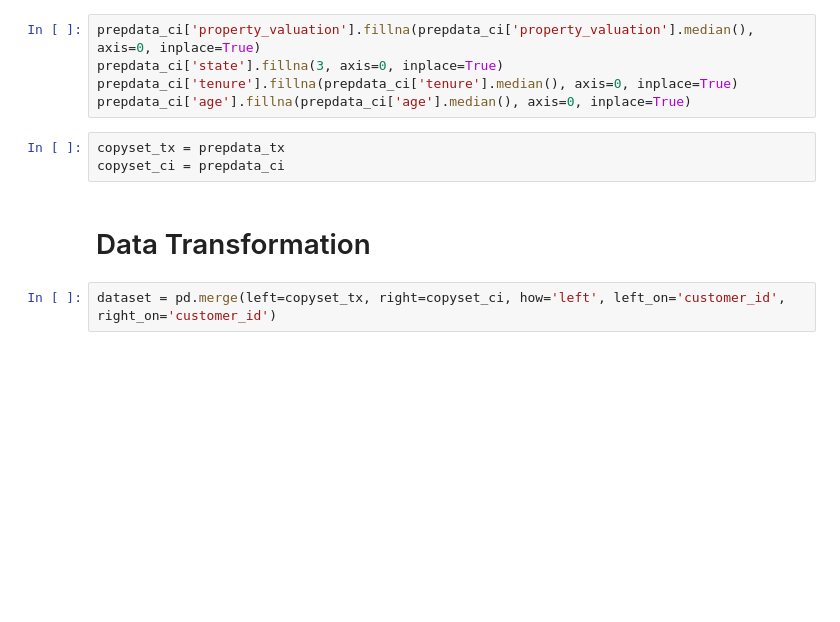
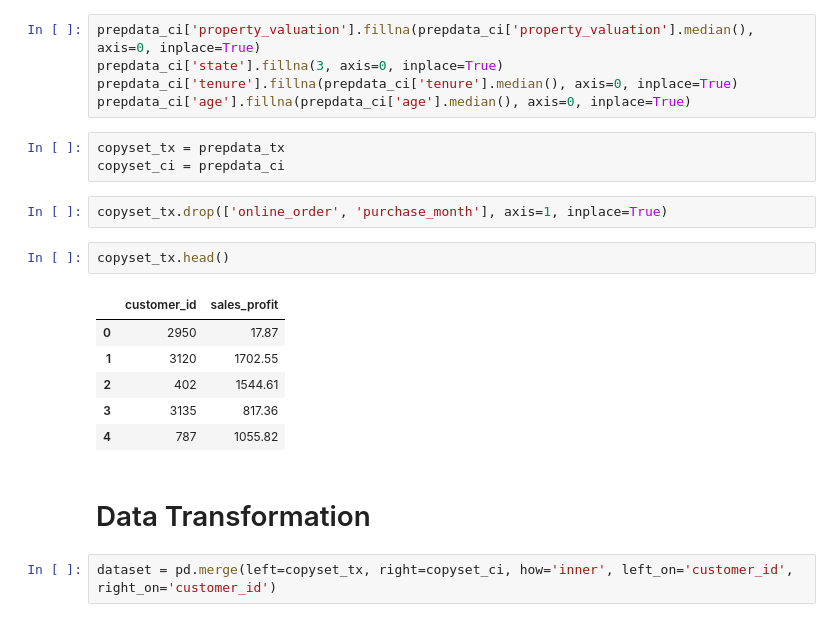
Before and after one commit to PrabodhBadwaik27/Valuable-Customers-Segmentation, a Jupyter notebook: High-Value-Customers-Segmentation-For-Targetted-Marketing-Campaign/Data-Exploration-I.ipynb, the cells around one changed output. Drawn from its saved outputs; the diff is of its cells as text; blank space fills up the shorter version.

```diff
--- a/High-Value-Customers-Segmentation-For-Targetted-Marketing-Campaign/Data-Exploration.ipynb
+++ b/High-Value-Customers-Segmentation-For-Targetted-Marketing-Campaign/Data-Exploration-I.ipynb
@@ -171,10 +174,21 @@ prepdata_ci['age'].fillna(prepdata_ci['age'].median(), axis=0, inplace=True)
 # %%
 copyset_tx = prepdata_tx
 copyset_ci = prepdata_ci
+# %%
+copyset_tx.drop(['online_order', 'purchase_month'], axis=1, inplace=True)
+# %%
+copyset_tx.head()
+# %% [output]
+|  | customer_id | sales_profit |
+| 0 | 2950 | 17.87 |
+| 1 | 3120 | 1702.55 |
+| 2 | 402 | 1544.61 |
+| 3 | 3135 | 817.36 |
+| 4 | 787 | 1055.82 |
 # %% [markdown]
 # Data Transformation
 # %%
-dataset = pd.merge(left=copyset_tx, right=copyset_ci, how='left', left_on='customer_id', right_on='customer_id')
+dataset = pd.merge(left=copyset_tx, right=copyset_ci, how='inner', left_on='customer_id', right_on='customer_id')
 # %%
 dataset.head().transpose()
 # %% [output]
```
Also changed, not shown: parts of 8 cells of this notebook, 2 other files.
